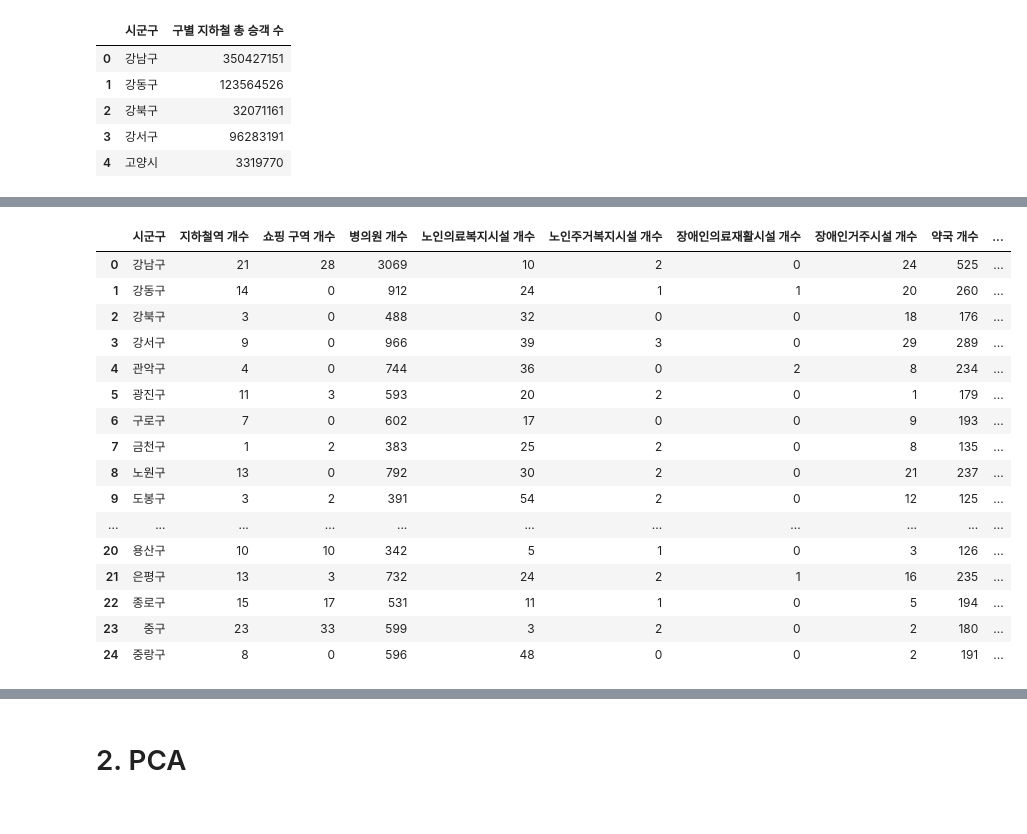
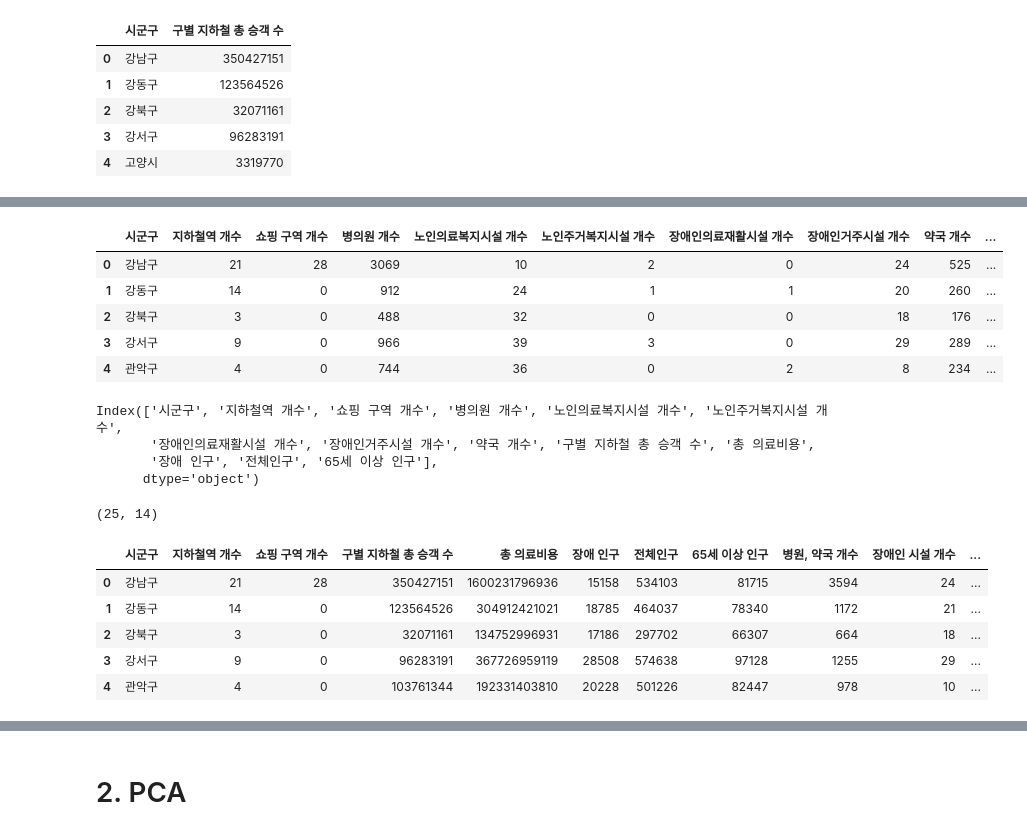
Before and after one commit to ikkjun/waste_medicine_collection_bins, a Jupyter notebook: waste_medicine_collection_bins.ipynb, the cells around one changed output, grey strips where cells are left out. Saved outputs shown, nothing was run; the diff lists cells and outputs as text; code cells hidden in the pictures.

```diff
--- a/waste_medicine_collection_bins.ipynb
+++ b/waste_medicine_collection_bins.ipynb
@@ -209,3 +196,5 @@ merged_subway_df_count.head()
 | 4 | 고양시 | 3319770 |
 # %%
 df_cost.columns = ['시군구', '총 의료비용', '총 거주인구']
+df_cost = df_cost[['시군구', '총 의료비용']]
+df_cost.head()
@@ -211,0 +208,5 @@ df_cost.columns = ['시군구', '총 의료비용', '총 거주인구']
+# %%
+df_dis_number = df_dis_number.iloc[3:].reset_index(drop=True)
+df_dis_number = df_dis_number.iloc[:,1:]
+df_dis_number.columns = ['시군구', '장애 인구']
+df_dis_number.head()
@@ -211,0 +220,5 @@ df_cost.columns = ['시군구', '총 의료비용', '총 거주인구']
+# %%
+df_el_number = df_el_number.iloc[:,1:]
+df_el_number.columns = ['시군구', '전체인구', '65세 이상 인구']
+df_el_number = df_el_number.iloc[2:].reset_index(drop = 'TRUE')
+df_el_number.tail()
@@ -221,10 +241,12 @@ merged_df = pd.merge(merged_df, df_dis_house_juso_count, on='시군구', how='le
 merged_df = pd.merge(merged_df, df_med_juso_count, on='시군구', how='left')
 merged_df = pd.merge(merged_df, merged_subway_df_count, on='시군구', how='left')
 merged_df = pd.merge(merged_df, df_cost, on='시군구', how='left')
+merged_df = pd.merge(merged_df, df_dis_number, on='시군구', how='left')
+merged_df = pd.merge(merged_df, df_el_number, on='시군구', how='left')
 
 merged_df = merged_df[~merged_df['시군구'].str.endswith('시')].reset_index(drop=True)
 
-merged_df
+merged_df.head()
 # %% [output]
 |  | 시군구 | 지하철역 개수 | 쇼핑 구역 개수 | 병의원 개수 | 노인의료복지시설 개수 | 노인주거복지시설 개수 | 장애인의료재활시설 개수 | 장애인거주시설 개수 | 약국 개수 | ... |
 | 0 | 강남구 | 21 | 28.0 | 3069.0 | 10.0 | 2.0 | NaN | 24.0 | 525.0 | ... |
@@ -246,23 +257,39 @@ merged_df
 # %%
 final_df = merged_df.fillna(0)
 final_df.iloc[:, 1:-3] = final_df.iloc[:, 1:-3].astype(int)
 final_df.iloc[:, -1] = final_df.iloc[:, -1].astype(int)
-final_df
+final_df.head()
 # %% [output]
 |  | 시군구 | 지하철역 개수 | 쇼핑 구역 개수 | 병의원 개수 | 노인의료복지시설 개수 | 노인주거복지시설 개수 | 장애인의료재활시설 개수 | 장애인거주시설 개수 | 약국 개수 | ... |
 | 0 | 강남구 | 21 | 28 | 3069 | 10 | 2 | 0 | 24 | 525 | ... |
 | 1 | 강동구 | 14 | 0 | 912 | 24 | 1 | 1 | 20 | 260 | ... |
 | 2 | 강북구 | 3 | 0 | 488 | 32 | 0 | 0 | 18 | 176 | ... |
 | 3 | 강서구 | 9 | 0 | 966 | 39 | 3 | 0 | 29 | 289 | ... |
 | 4 | 관악구 | 4 | 0 | 744 | 36 | 0 | 2 | 8 | 234 | ... |
-| 5 | 광진구 | 11 | 3 | 593 | 20 | 2 | 0 | 1 | 179 | ... |
-| 6 | 구로구 | 7 | 0 | 602 | 17 | 0 | 0 | 9 | 193 | ... |
-| 7 | 금천구 | 1 | 2 | 383 | 25 | 2 | 0 | 8 | 135 | ... |
-| 8 | 노원구 | 13 | 0 | 792 | 30 | 2 | 0 | 21 | 237 | ... |
-| 9 | 도봉구 | 3 | 2 | 391 | 54 | 2 | 0 | 12 | 125 | ... |
-| ... | ... | ... | ... | ... | ... | ... | ... | ... | ... | ... |
-| 20 | 용산구 | 10 | 10 | 342 | 5 | 1 | 0 | 3 | 126 | ... |
-| 21 | 은평구 | 13 | 3 | 732 | 24 | 2 | 1 | 16 | 235 | ... |
-| 22 | 종로구 | 15 | 17 | 531 | 11 | 1 | 0 | 5 | 194 | ... |
-| 23 | 중구 | 23 | 33 | 599 | 3 | 2 | 0 | 2 | 180 | ... |
-| 24 | 중랑구 | 8 | 0 | 596 | 48 | 0 | 0 | 2 | 191 | ... |
+# %%
+final_df.columns
+# %% [output]
+Index(['시군구', '지하철역 개수', '쇼핑 구역 개수', '병의원 개수', '노인의료복지시설 개수', '노인주거복지시설 개수',
+       '장애인의료재활시설 개수', '장애인거주시설 개수', '약국 개수', '구별 지하철 총 승객 수', '총 의료비용',
+       '장애 인구', '전체인구', '65세 이상 인구'],
+      dtype='object')
+# %%
+final_df.shape
+# %% [output]
+(25, 14)
+# %%
+final_df['병원, 약국 개수'] = final_df['병의원 개수'] + final_df['약국 개수']
+final_df['노인 시설 개수'] = final_df['노인의료복지시설 개수'] + final_df['노인주거복지시설 개수']
+final_df['장애인 시설 개수'] = final_df['장애인의료재활시설 개수'] + final_df['장애인거주시설 개수']
+
+final_df = final_df[['시군구', '지하철역 개수', '쇼핑 구역 개수',
+       '구별 지하철 총 승객 수', '총 의료비용',
+       '장애 인구', '전체인구', '65세 이상 인구', '병원, 약국 개수', '장애인 시설 개수', '노인 시설 개수']]
+final_df.head()
+# %% [output]
+|  | 시군구 | 지하철역 개수 | 쇼핑 구역 개수 | 구별 지하철 총 승객 수 | 총 의료비용 | 장애 인구 | 전체인구 | 65세 이상 인구 | 병원, 약국 개수 | 장애인 시설 개수 | ... |
+| 0 | 강남구 | 21 | 28 | 350427151 | 1600231796936 | 15158 | 534103 | 81715 | 3594 | 24 | ... |
+| 1 | 강동구 | 14 | 0 | 123564526 | 304912421021 | 18785 | 464037 | 78340 | 1172 | 21 | ... |
+| 2 | 강북구 | 3 | 0 | 32071161 | 134752996931 | 17186 | 297702 | 66307 | 664 | 18 | ... |
+| 3 | 강서구 | 9 | 0 | 96283191 | 367726959119 | 28508 | 574638 | 97128 | 1255 | 29 | ... |
+| 4 | 관악구 | 4 | 0 | 103761344 | 192331403810 | 20228 | 501226 | 82447 | 978 | 10 | ... |
```
Also changed, not shown: parts of 52 cells of this notebook.
